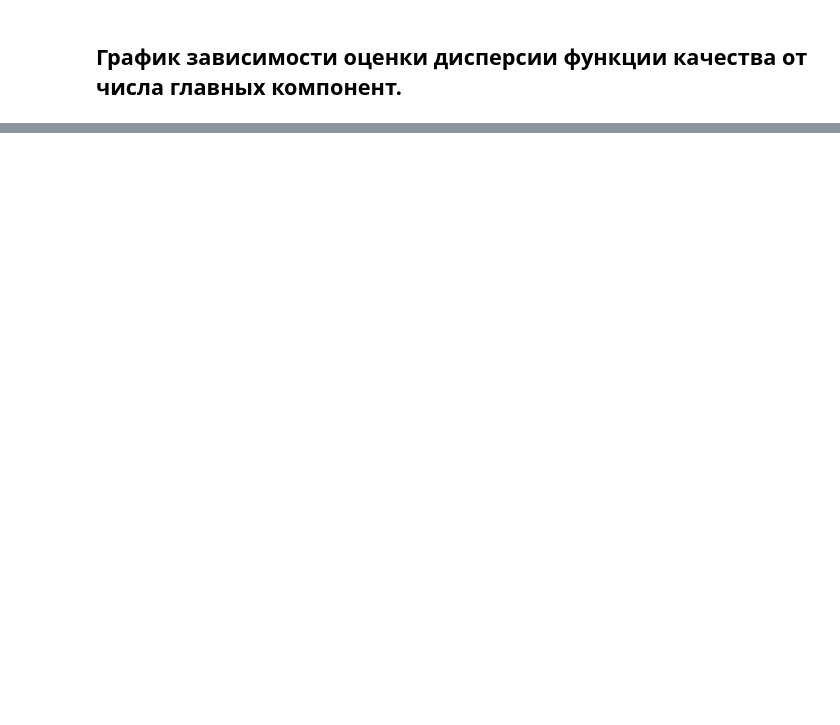
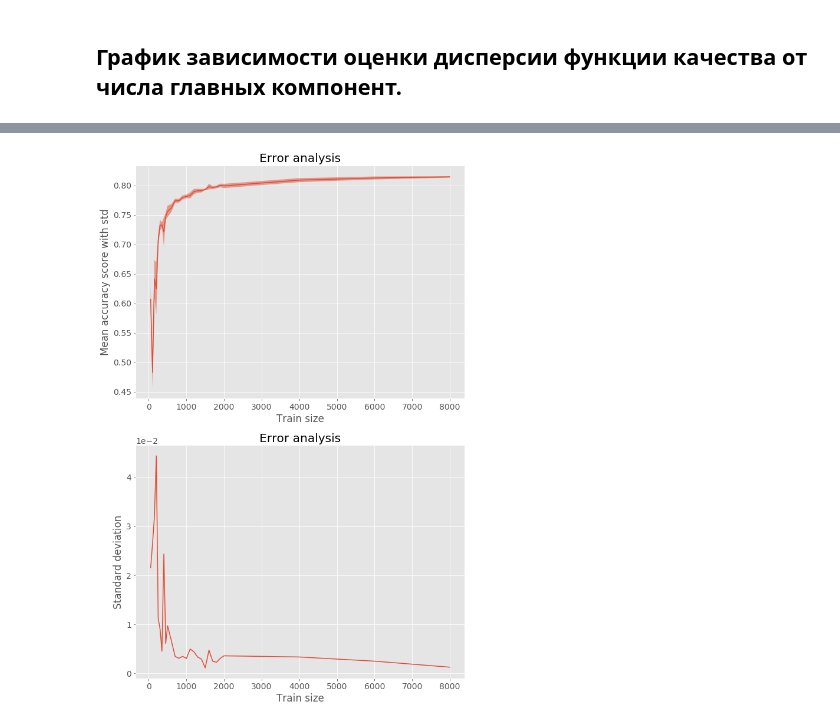
Before and after one commit to Intelligent-Systems-Phystech/StartCode, a Jupyter notebook: Gilmutdinov2018ProblemMNIST/mnist.ipynb, the cells around one changed output, grey strips where cells are left out. Drawn from its saved outputs; the diff is of its cells as text; code cells hidden in the pictures; blank space fills up the shorter version.

```diff
--- a/Gilmutdinov2018ProblemMNIST/mnist.ipynb
+++ b/Gilmutdinov2018ProblemMNIST/mnist.ipynb
@@ -89,0 +91,42 @@ plt.legend(loc='upper right')
+# %%
+N_COMPONENTS = 50 # уменьшение размерности для быстрого подсчета
+# %%
+train_size = np.hstack([np.arange(50, 500, 50), np.arange(500, 2000, 100), np.arange(2000, 10000, 2000)])
+
+
+score_list = []
+mean_score_list = []
+std_score_list = []
+num_iterations = 5
+for size in tqdm(train_size):
+    for _ in range(num_iterations):
+        pca = PCA(n_components=N_COMPONENTS)
+        used_indices = np.random.choice(np.arange(X_train.shape[0]), size, replace=False)
+        X_train_lowdim = pca.fit_transform(X_train[used_indices])
+        lr = LogisticRegression()
+        lr.fit(X_train_lowdim, y_train[used_indices])
+        score_list.append(accuracy_score(y_test, lr.predict(pca.transform(X_test))))
+    mean_score_list.append(np.mean(score_list))
+    std_score_list.append(np.std(score_list))
+    score_list = []
+# %%
+means = np.array(mean_score_list)
+stds = np.array(std_score_list)
+
+_, ax = plt.subplots(2, 1, figsize=(10, 16))
+ax[0].plot(train_size, mean_score_list,  '-', ms=10)
+ax[0].fill_between(train_size, means-stds,
+                         means+stds, alpha=0.5)
+ax[0].set_title('Error analysis')
+ax[0].set_xlabel('Train size')
+ax[0].set_ylabel('Mean accuracy score with std')
+
+ax[1].plot(train_size, stds, '-')
+ax[1].set_title('Error analysis')
+ax[1].set_xlabel('Train size')
+ax[1].set_ylabel('Standard deviation')
+
+plt.ticklabel_format(axis='y',style='sci',scilimits=(1,3))
+plt.show()
+# %% [output]
+[figure, added]
```
Also changed, not shown: parts of 13 cells of this notebook.
